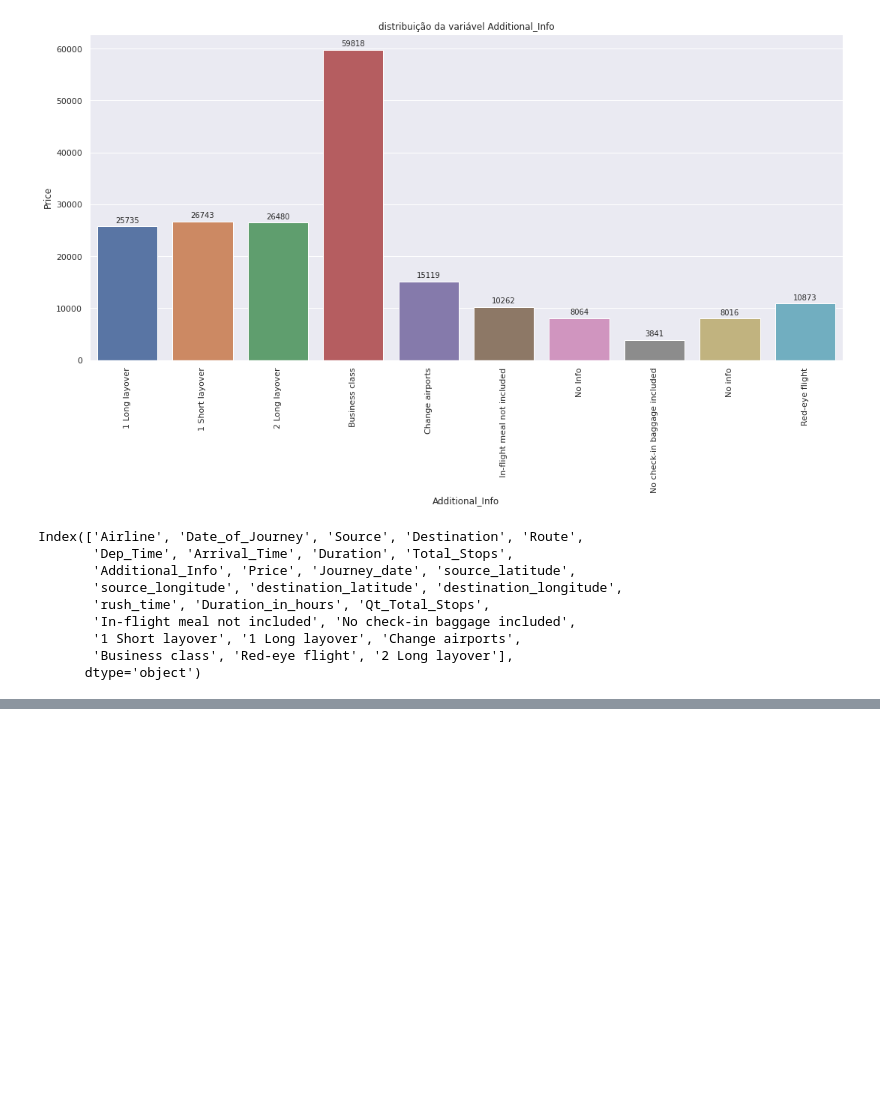
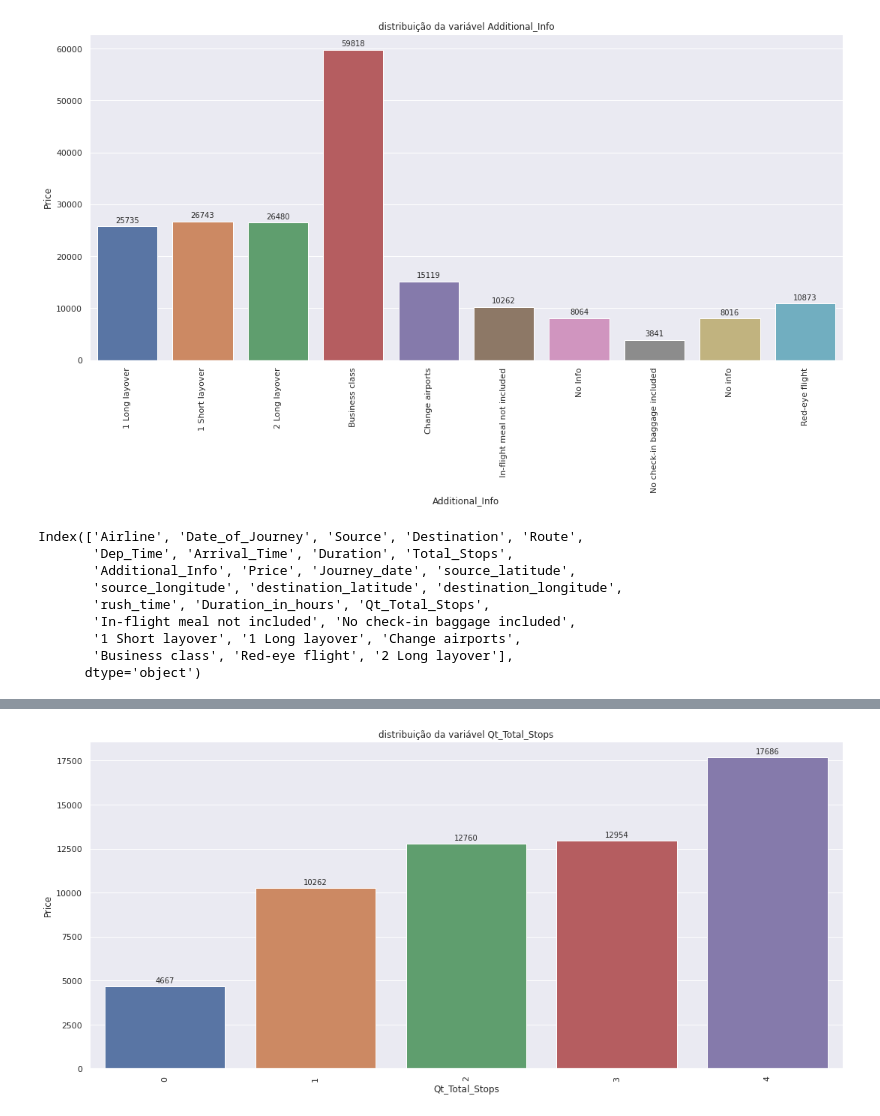
Before and after one commit to HedersonSantos/PredictFligthTicket, a Jupyter notebook: TransformersAndAnalysis.ipynb, the cells around one changed output, grey strips where cells are left out. Drawn from its saved outputs; the diff is of its cells as text; code cells hidden in the pictures; blank space fills up the shorter version.

```diff
--- a/TransformersAndAnalysis.ipynb
+++ b/TransformersAndAnalysis.ipynb
@@ -244,0 +262,4 @@ KeyError: ignored
+# %%
+graficocomPreco('Qt_Total_Stops',dftrain)
+# %% [output]
+[figure, added]
```
Also changed, not shown: parts of 4 cells of this notebook.
